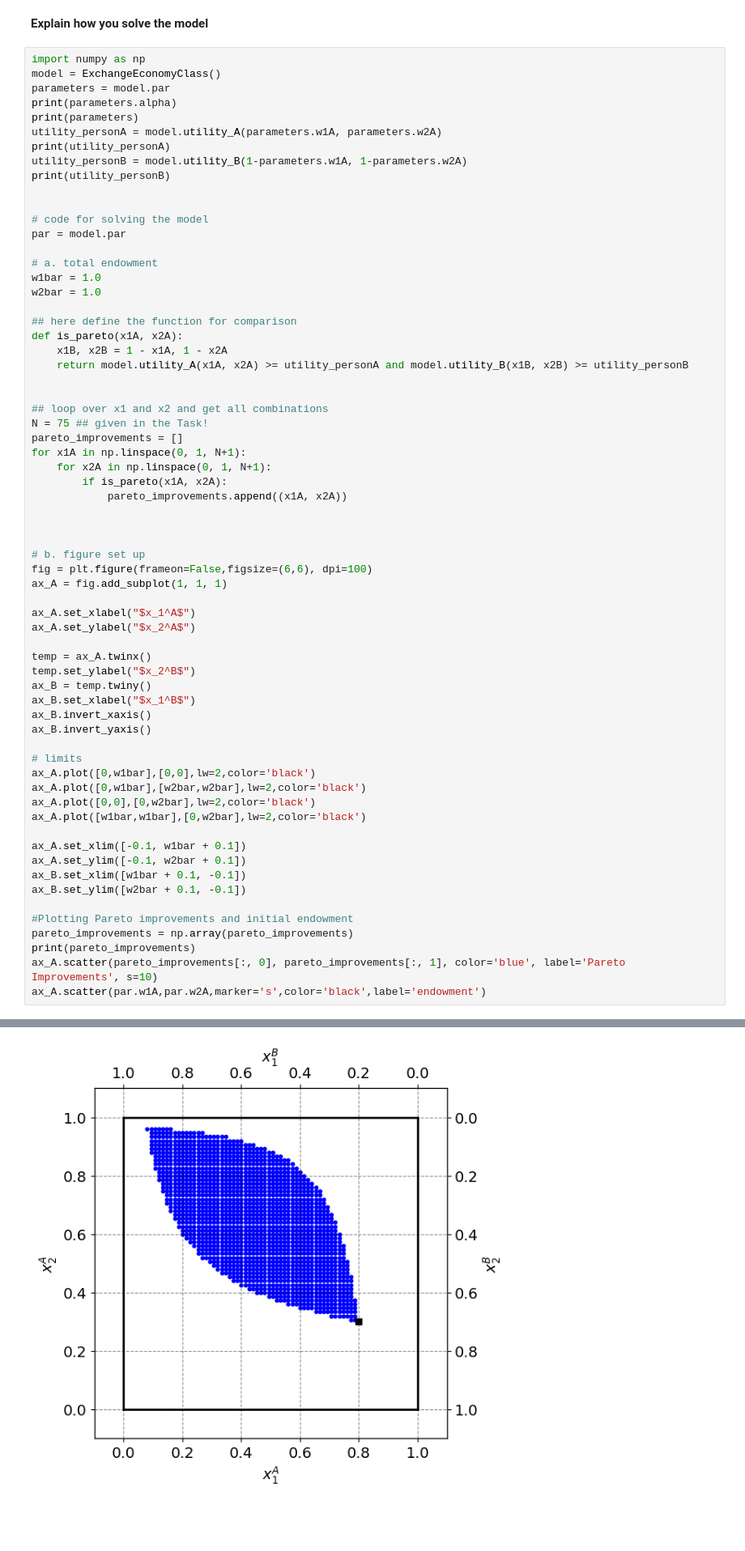
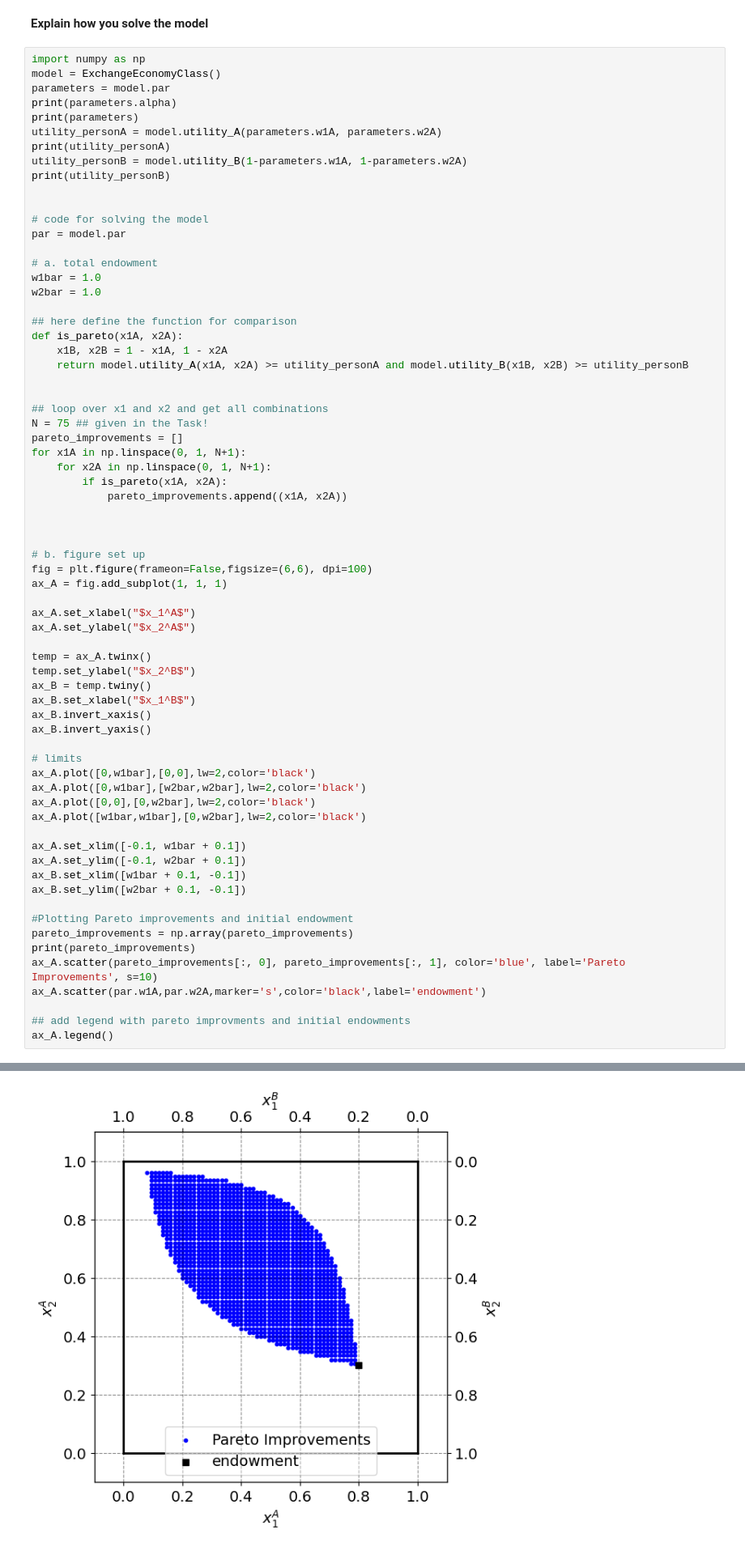
Before and after one commit to NumEconCopenhagen/projects-2024-darja-eloise-christian, a Jupyter notebook: inauguralproject/DEC_inauguralproject.ipynb, the cells around one changed output, grey strips where cells are left out. Shown: that part at 81% size. Cells and saved outputs as stored; diff of their text form; blank space fills up the shorter version.

Commit message:
added legend to task 1

```diff
--- a/inauguralproject/DEC_inauguralproject.ipynb
+++ b/inauguralproject/DEC_inauguralproject.ipynb
@@ -155,6 +155,9 @@ pareto_improvements = np.array(pareto_improvements)
 print(pareto_improvements)
 ax_A.scatter(pareto_improvements[:, 0], pareto_improvements[:, 1], color='blue', label='Pareto Improvements', s=10)
 ax_A.scatter(par.w1A,par.w2A,marker='s',color='black',label='endowment')
+
+## add legend with pareto improvments and initial endowments
+ax_A.legend()
 # %% [output]
 0.3333333333333333
 namespace(alpha=0.3333333333333333, beta=0.6666666666666666, w1A=0.8, w2A=0.3)
@@ -171,4 +174,4 @@ namespace(alpha=0.3333333333333333, beta=0.6666666666666666, w1A=0.8, w2A=0.3)
-[figure, old version]
+[figure, new version]
 # %% [markdown]
 # Question 2
 # %% [markdown]
```
Also changed, not shown: parts of 1 cell of this notebook.
